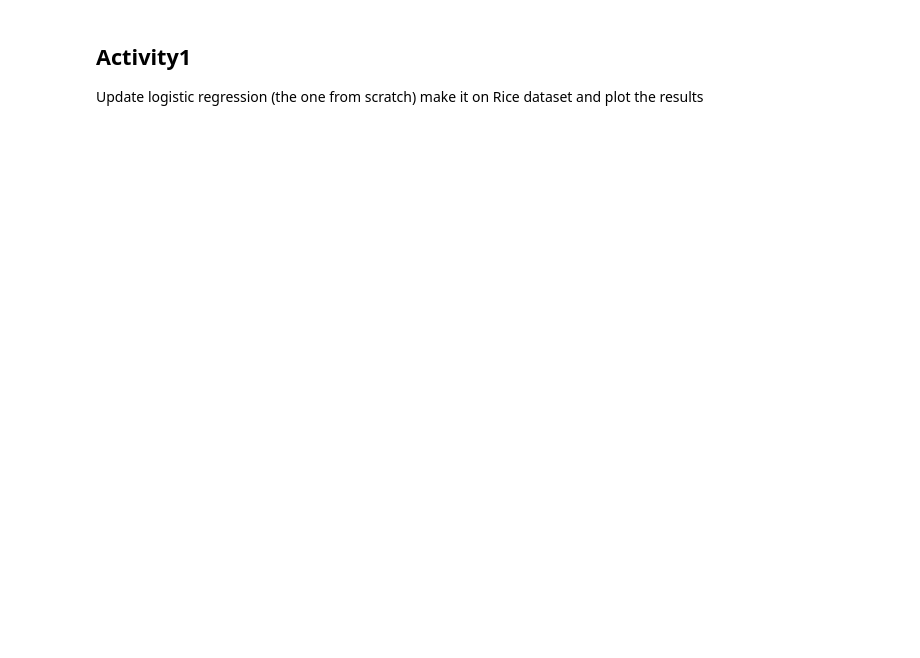
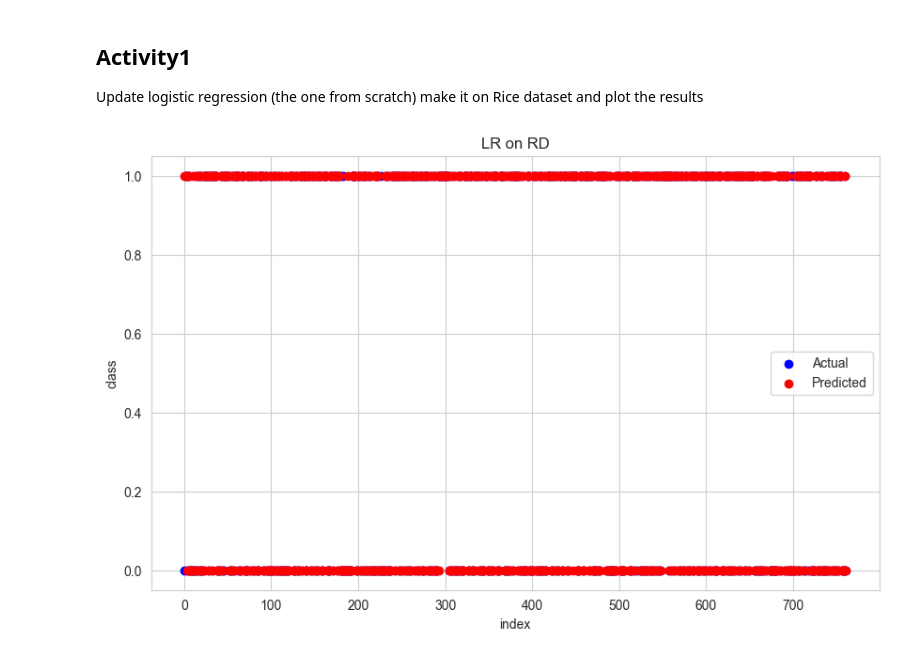
Before and after one commit to AIwaziri/Ai-305-LAB-ML, a Jupyter notebook: LAB05/Logistic Regression Lab.ipynb, the cells around one changed output. Saved outputs shown, nothing was run; the diff lists cells and outputs as text; code cells hidden in the pictures; blank space fills up the shorter version.

```diff
--- a/LAB05/Logistic Regression Lab.ipynb
+++ b/LAB05/Logistic Regression Lab.ipynb
@@ -289,0 +308,7 @@ Update logistic regression (the one from scratch) make it on Rice dataset and pl
+# %%
+# Standardize the features
+scaler = StandardScaler()
+X = scaler.fit_transform(X)
+# %%
+# Split the data into training and testing sets
+X_train, X_test, y_train, y_test = train_test_split(X, y, test_size=0.2, random_state=42)
@@ -289,0 +350,19 @@ Update logistic regression (the one from scratch) make it on Rice dataset and pl
+# %%
+# Train the model
+model = LogisticRegressionScratch(learning_rate=0.01, iterations=1000)
+model.fit(X_train, y_train)
+# %%
+# Predict and plot the results
+y_pred = model.predict(X_test)
+# %%
+# Plotting
+plt.figure(figsize=(10, 6))
+plt.scatter(range(len(y_test)), y_test, color='blue', label='Actual')
+plt.scatter(range(len(y_pred)), y_pred, color='red', label='Predicted')
+plt.title('LR on RD')
+plt.xlabel('index')
+plt.ylabel('class')
+plt.legend()
+plt.show()
+# %% [output]
+[figure, added]
```
Also changed, not shown: parts of 6 cells of this notebook.
